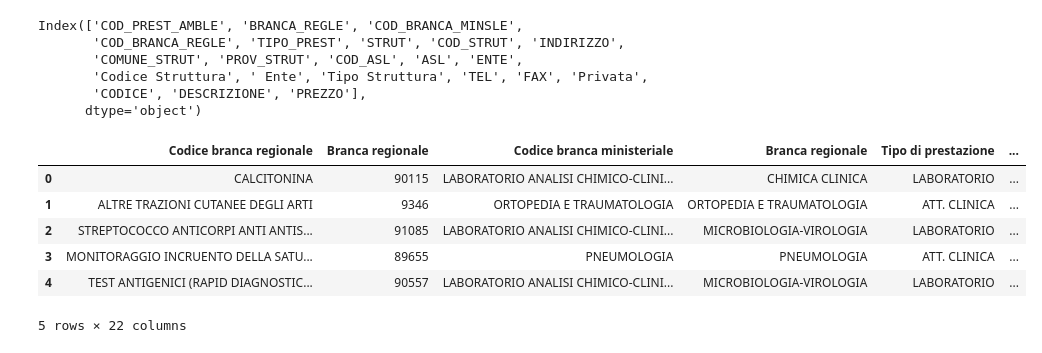
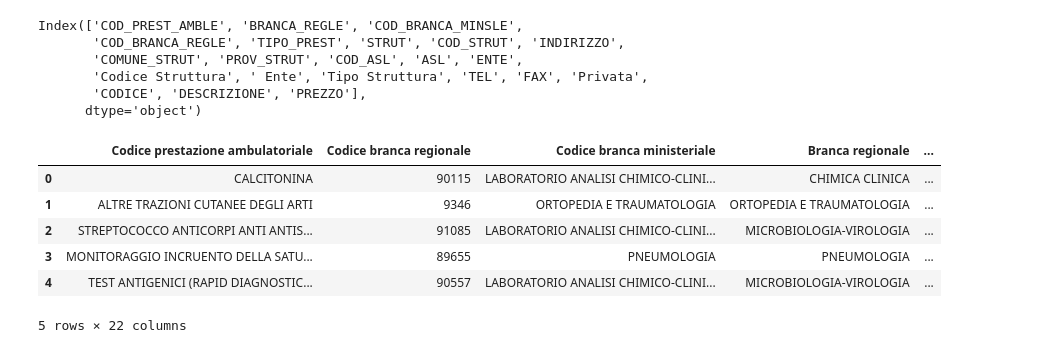
Before and after one commit to SimoneFarallo/Project_public_and_social_services, a Jupyter notebook: EDA_domains.ipynb, the cells around one changed output. Drawn from its saved outputs; the diff is of its cells as text; code cells hidden in the pictures.

```diff
--- a/EDA_domains.ipynb
+++ b/EDA_domains.ipynb
@@ -512,38 +512,38 @@ Index(['COD_PREST_AMBLE', 'BRANCA_REGLE', 'COD_BRANCA_MINSLE',
       dtype='object')
 # %%
 #Following the documentation available to us, we change the names of the columns to make them easier for the end user to interpret
-final_data = final_data.rename(columns={'COD_PREST_AMBLE': 'Codice branca regionale',
-                         'BRANCA_REGLE': 'Branca regionale',
+final_data = final_data.rename(columns={'COD_PREST_AMBLE': 'Codice prestazione ambulatoriale',
+                         'BRANCA_REGLE': 'Codice branca regionale',
                          'COD_BRANCA_MINSLE': 'Codice branca ministeriale',
                          'COD_BRANCA_REGLE': 'Branca regionale',
                          'TIPO_PREST': 'Tipo di prestazione',
                          'STRUT': 'Nome struttura',
                          'COD_STRUT': 'Codice struttura erogante',
                          'INDIRIZZO': 'Indirizzo',
                          'COMUNE_STRUT': 'Comune struttura',
                          'PROV_STRUT': 'Provincia struttura',
                          'COD_ASL': 'Codice ASL territoriale',
                          'ASL': 'Descrizione ASL',
                          'ENTE': 'Ente',
                          'Codice Struttura': 'Codice struttura',
                          'Ente': 'Ente struttura',
                          'Tipo Struttura': 'Tipo struttura',
                          'TEL': 'Telefono',
                          'FAX': 'Fax',
                          'Privata': 'Struttura privata',
                          'PRESTAZ_AMB_SET_RIFERIMENTO_ID': 'ID prestazione ambulatoriale',
                          'PRESTAZ_AMB_DESC': 'Dettagli prestazioni',
-                         'COD_PRESTAZ_AMB': 'Codice prestazione ambulatoriale',
+                         'COD_PRESTAZ_AMB': 'Codice prestazione ambulatoriale_1',
                          'DESCRIZIONE': 'Descrizione',
                          'PREZZO': 'Prezzo'})
 final_data.head()
 # %% [output]
-|  | Codice branca regionale | Branca regionale | Codice branca ministeriale | Branca regionale | Tipo di prestazione | ... |
-| 0 | CALCITONINA | 90115 | LABORATORIO ANALISI CHIMICO-CLINI... | CHIMICA CLINICA | LABORATORIO | ... |
-| 1 | ALTRE TRAZIONI CUTANEE DEGLI ARTI | 9346 | ORTOPEDIA E TRAUMATOLOGIA | ORTOPEDIA E TRAUMATOLOGIA | ATT. CLINICA | ... |
-| 2 | STREPTOCOCCO ANTICORPI ANTI ANTIS... | 91085 | LABORATORIO ANALISI CHIMICO-CLINI... | MICROBIOLOGIA-VIROLOGIA | LABORATORIO | ... |
-| 3 | MONITORAGGIO INCRUENTO DELLA SATU... | 89655 | PNEUMOLOGIA | PNEUMOLOGIA | ATT. CLINICA | ... |
-| 4 | TEST ANTIGENICI (RAPID DIAGNOSTIC... | 90557 | LABORATORIO ANALISI CHIMICO-CLINI... | MICROBIOLOGIA-VIROLOGIA | LABORATORIO | ... |
+|  | Codice prestazione ambulatoriale | Codice branca regionale | Codice branca ministeriale | Branca regionale | ... |
+| 0 | CALCITONINA | 90115 | LABORATORIO ANALISI CHIMICO-CLINI... | CHIMICA CLINICA | ... |
+| 1 | ALTRE TRAZIONI CUTANEE DEGLI ARTI | 9346 | ORTOPEDIA E TRAUMATOLOGIA | ORTOPEDIA E TRAUMATOLOGIA | ... |
+| 2 | STREPTOCOCCO ANTICORPI ANTI ANTIS... | 91085 | LABORATORIO ANALISI CHIMICO-CLINI... | MICROBIOLOGIA-VIROLOGIA | ... |
+| 3 | MONITORAGGIO INCRUENTO DELLA SATU... | 89655 | PNEUMOLOGIA | PNEUMOLOGIA | ... |
+| 4 | TEST ANTIGENICI (RAPID DIAGNOSTIC... | 90557 | LABORATORIO ANALISI CHIMICO-CLINI... | MICROBIOLOGIA-VIROLOGIA | ... |
 5 rows × 22 columns
 # %%
 #The dataset will be used as output, so we keep only the columns that may be useful to the end user
```
Also changed, not shown: parts of 4 cells of this notebook, 1 other file.
